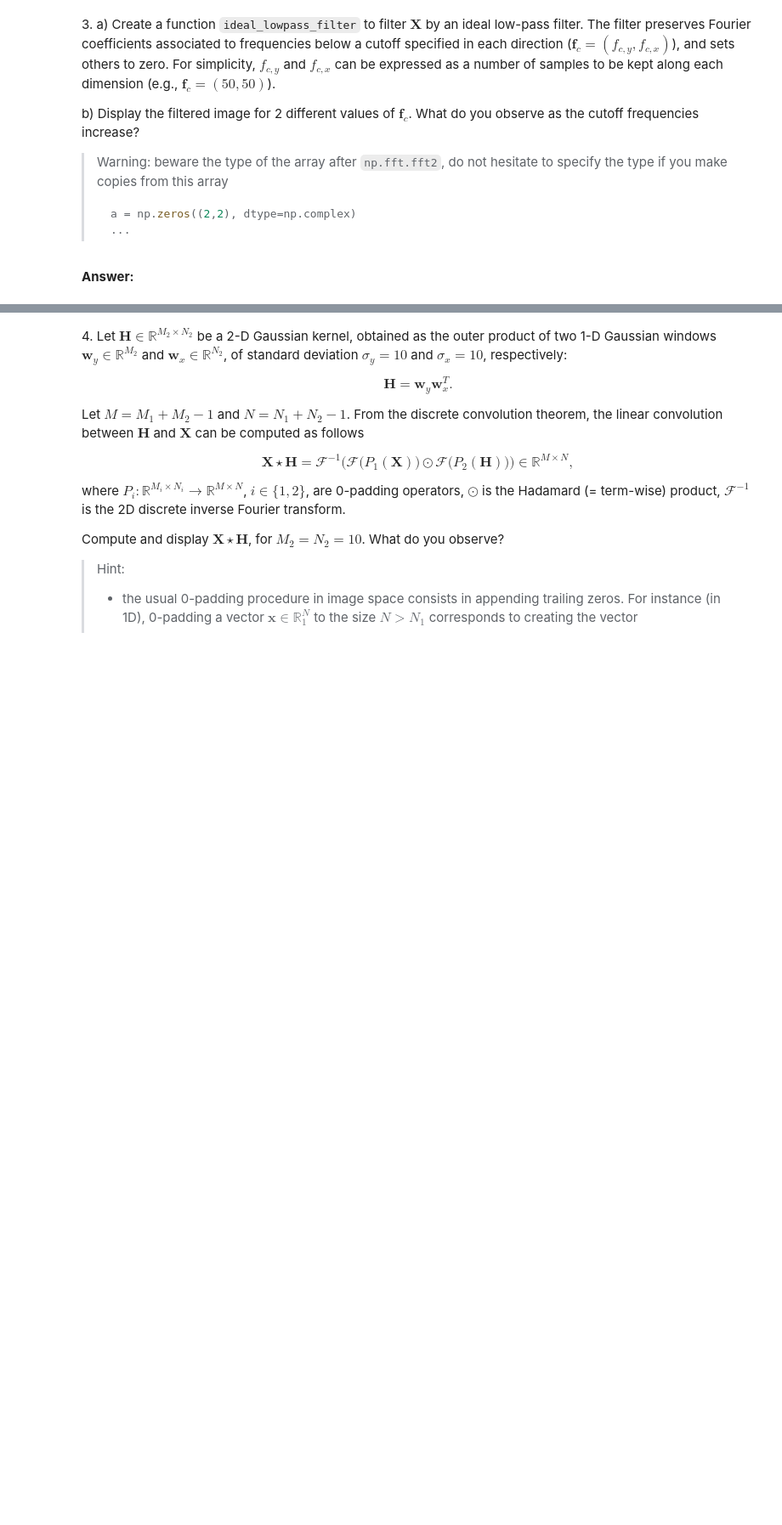
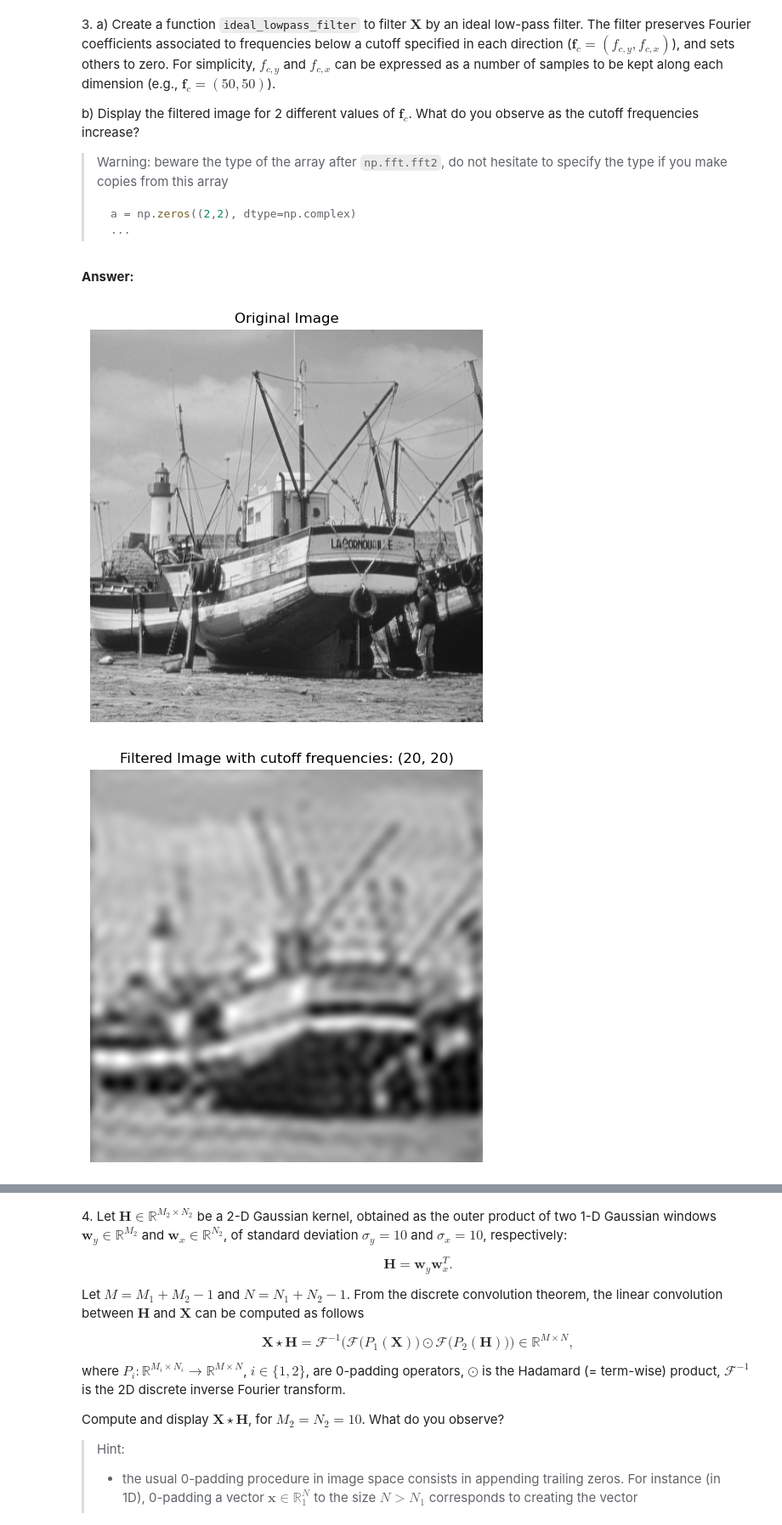
Before and after one commit to Ptiroro/python_sdia, a Jupyter notebook: Labs/Lab3/lab3.ipynb, the cells around one changed output, grey strips where cells are left out. Shown at 85% size. Cells and saved outputs as stored; diff of their text form; code cells hidden in the pictures; blank space fills up the shorter version.

```diff
--- a/Labs/Lab3/lab3.ipynb
+++ b/Labs/Lab3/lab3.ipynb
@@ -222,0 +248,62 @@ b) Display the filtered image for 2 different values of $\mathbf{f}_c$. What do
+# %%
+def ideal_lowpass_filter(image_array, f_c):
+    """
+    Applies an ideal low-pass filter to an image in the Fourier domain.
+
+    Parameters:
+    - image_array: 2D numpy array of the image
+    - f_c: tuple (f_{c,y}, f_{c,x}) specifying the cutoff frequencies in y and x directions
+
+    Returns:
+    - filtered_image: The image after applying the low-pass filter
+    """
+    # Step 1: Get the shape of the image
+    M, N = image_array.shape
+
+    # Step 2: Compute the 2D Fourier transform of the image
+    F_X = np.fft.fft2(image_array)
+    F_X_shifted = np.fft.fftshift(F_X)  # Shift the zero frequency to the center
+
+    # Step 3: Create the ideal low-pass filter mask
+    # Create a zero mask with the same shape as the image
+    mask = np.zeros((M, N), dtype=complex)
+
+    # Get the center of the frequency domain
+    center_y, center_x = M // 2, N // 2
+
+    # Allow frequencies inside the cutoff range
+    mask[center_y - f_c[0]:center_y + f_c[0], center_x - f_c[1]:center_x + f_c[1]] = 1
+
+    # Step 4: Apply the mask to the Fourier coefficients
+    F_X_filtered = F_X_shifted * mask
+
+    # Step 5: Shift the frequencies back and perform the inverse Fourier transform
+    F_X_filtered_shifted_back = np.fft.ifftshift(F_X_filtered)
+    filtered_image = np.fft.ifft2(F_X_filtered_shifted_back)
+
+    # Return the real part of the inverse transform (since the image must be real)
+    return np.abs(filtered_image)
+
+# Display the original image
+plt.figure(figsize=(6, 6))
+plt.imshow(X, cmap='gray')
+plt.title('Original Image')
+plt.axis('off')
+plt.show()
+
+# Part b: Apply the filter with two different cutoff frequencies
+cutoffs = [(20, 20), (50, 50)]  # Example cutoff frequencies
+
+for f_c in cutoffs:
+    # Apply the low-pass filter
+    filtered_image = ideal_lowpass_filter(X, f_c)
+
+    # Display the filtered image
+    plt.figure(figsize=(6, 6))
+    plt.imshow(filtered_image, cmap='gray')
+    plt.title(f'Filtered Image with cutoff frequencies: {f_c}')
+    plt.axis('off')
+    plt.show()
+# %% [output]
+[figure, added]
+[figure, added]
```
Also changed, not shown: parts of 8 cells of this notebook.
